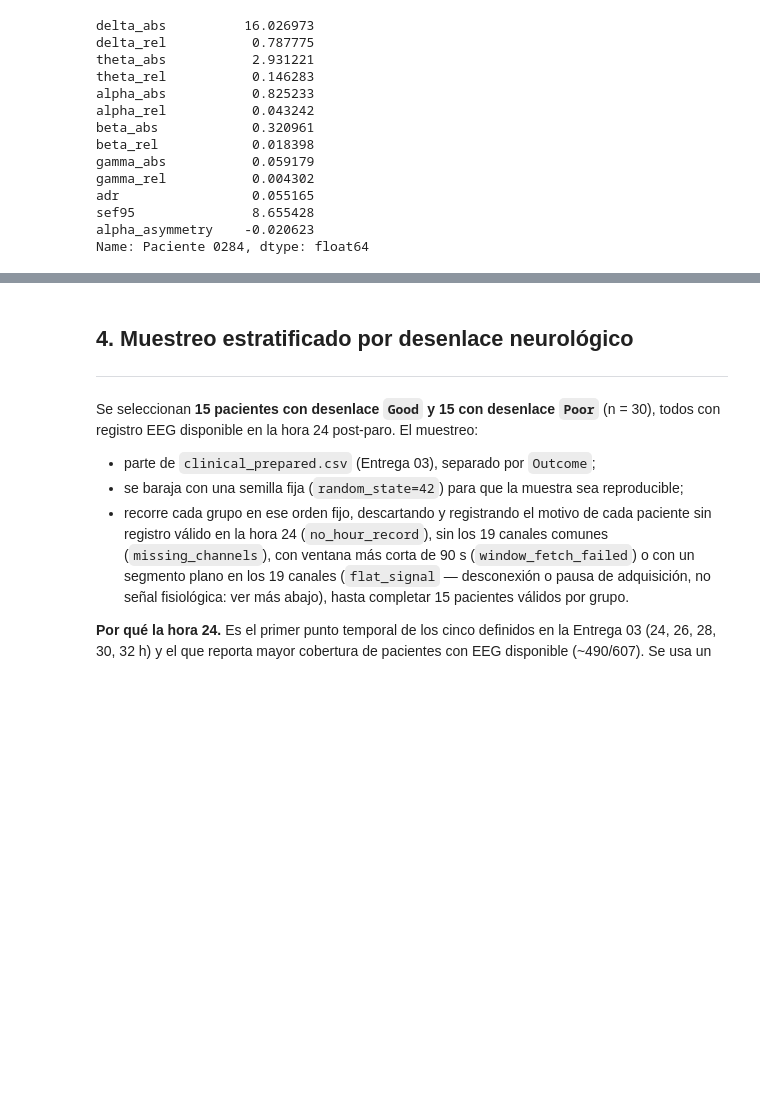
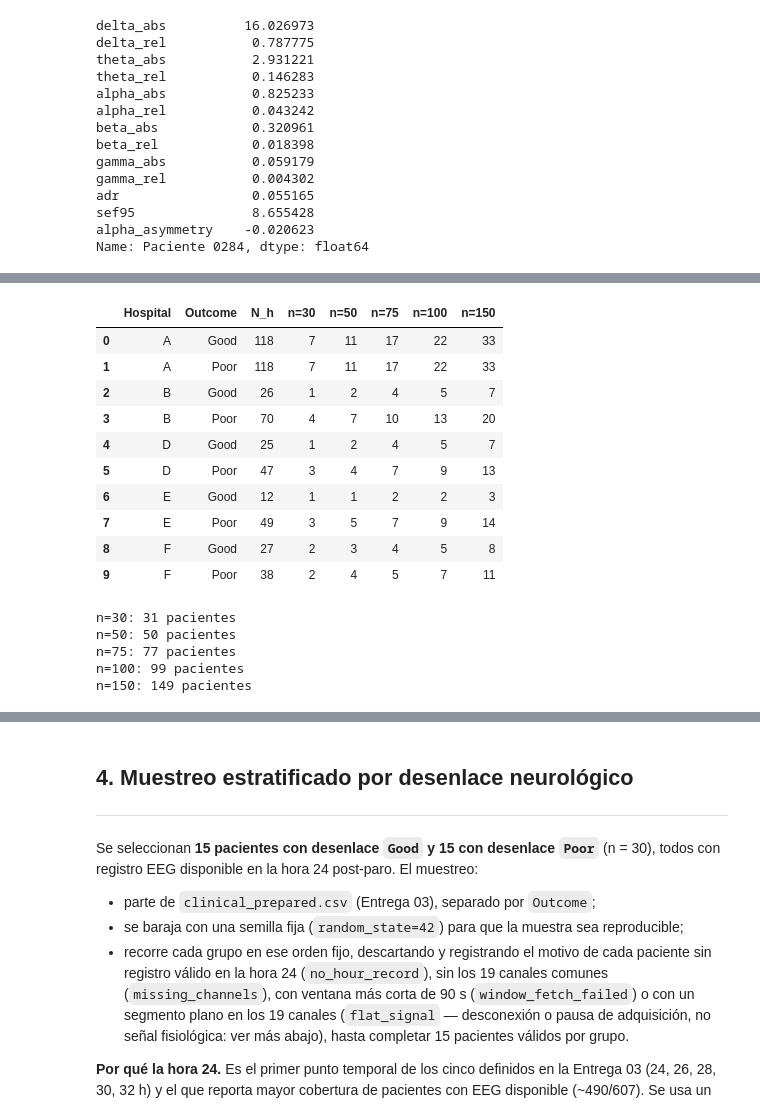
Before and after one commit to AlejandraJaramillo19/mlda-project_, a Jupyter notebook: notebooks/04_data_analysis/04b_eeg_signal_analysis.ipynb, the cells around one changed output, grey strips where cells are left out. Cells and saved outputs as stored; diff of their text form; code cells hidden in the pictures; blank space fills up the shorter version.

```diff
--- a/notebooks/04_data_analysis/04b_eeg_signal_analysis.ipynb
+++ b/notebooks/04_data_analysis/04b_eeg_signal_analysis.ipynb
@@ -459,0 +1759,18 @@ Name: Paciente 0284, dtype: float64
+# %%
+# ============================================================
+# 18. TAMAÑOS DE LOS ESTRATOS
+# ============================================================
+
+stratum_sizes = (
+    eeg_sampling_frame
+    .groupby(["Hospital", "Outcome"])
+    .size()
+    .rename("N_h")
+    .reset_index()
+)
+
+stratum_sizes["Population_percentage"] = (
+    stratum_sizes["N_h"] / len(eeg_sampling_frame) * 100
+)
+
+stratum_sizes
@@ -459,0 +1789,47 @@ Name: Paciente 0284, dtype: float64
+# %%
+# ============================================================
+# 19. ASIGNACIÓN PROPORCIONAL PARA DIFERENTES TAMAÑOS
+# ============================================================
+
+candidate_sizes = [30, 50, 75, 100, 150]
+
+allocation_comparison = stratum_sizes[
+    ["Hospital", "Outcome", "N_h"]
+].copy()
+
+for n in candidate_sizes:
+
+    allocation_comparison[f"n={n}"] = (
+        n
+        * allocation_comparison["N_h"]
+        / len(eeg_sampling_frame)
+    ).round().astype(int)
+
+allocation_comparison
+# %% [output]
+|  | Hospital | Outcome | N_h | n=30 | n=50 | n=75 | n=100 | n=150 |
+| 0 | A | Good | 118 | 7 | 11 | 17 | 22 | 33 |
+| 1 | A | Poor | 118 | 7 | 11 | 17 | 22 | 33 |
+| 2 | B | Good | 26 | 1 | 2 | 4 | 5 | 7 |
+| 3 | B | Poor | 70 | 4 | 7 | 10 | 13 | 20 |
+| 4 | D | Good | 25 | 1 | 2 | 4 | 5 | 7 |
+| 5 | D | Poor | 47 | 3 | 4 | 7 | 9 | 13 |
+| 6 | E | Good | 12 | 1 | 1 | 2 | 2 | 3 |
+| 7 | E | Poor | 49 | 3 | 5 | 7 | 9 | 14 |
+| 8 | F | Good | 27 | 2 | 3 | 4 | 5 | 8 |
+| 9 | F | Poor | 38 | 2 | 4 | 5 | 7 | 11 |
+# %%
+for n in candidate_sizes:
+
+    column = f"n={n}"
+
+    print(
+        f"{column}: "
+        f"{allocation_comparison[column].sum()} pacientes"
+    )
+# %% [output]
+n=30: 31 pacientes
+n=50: 50 pacientes
+n=75: 77 pacientes
+n=100: 99 pacientes
+n=150: 149 pacientes
```
Also changed, not shown: parts of 88 cells of this notebook, 1 other file.
